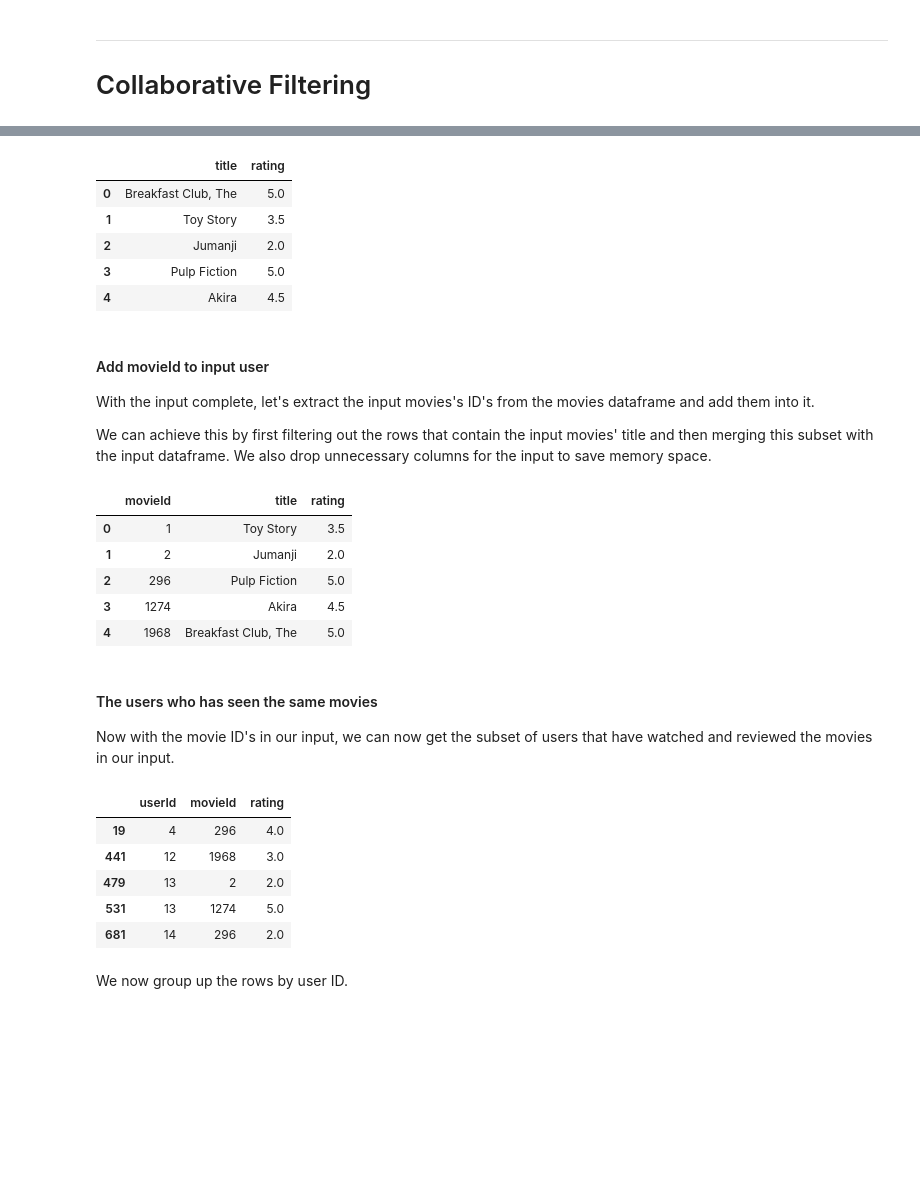
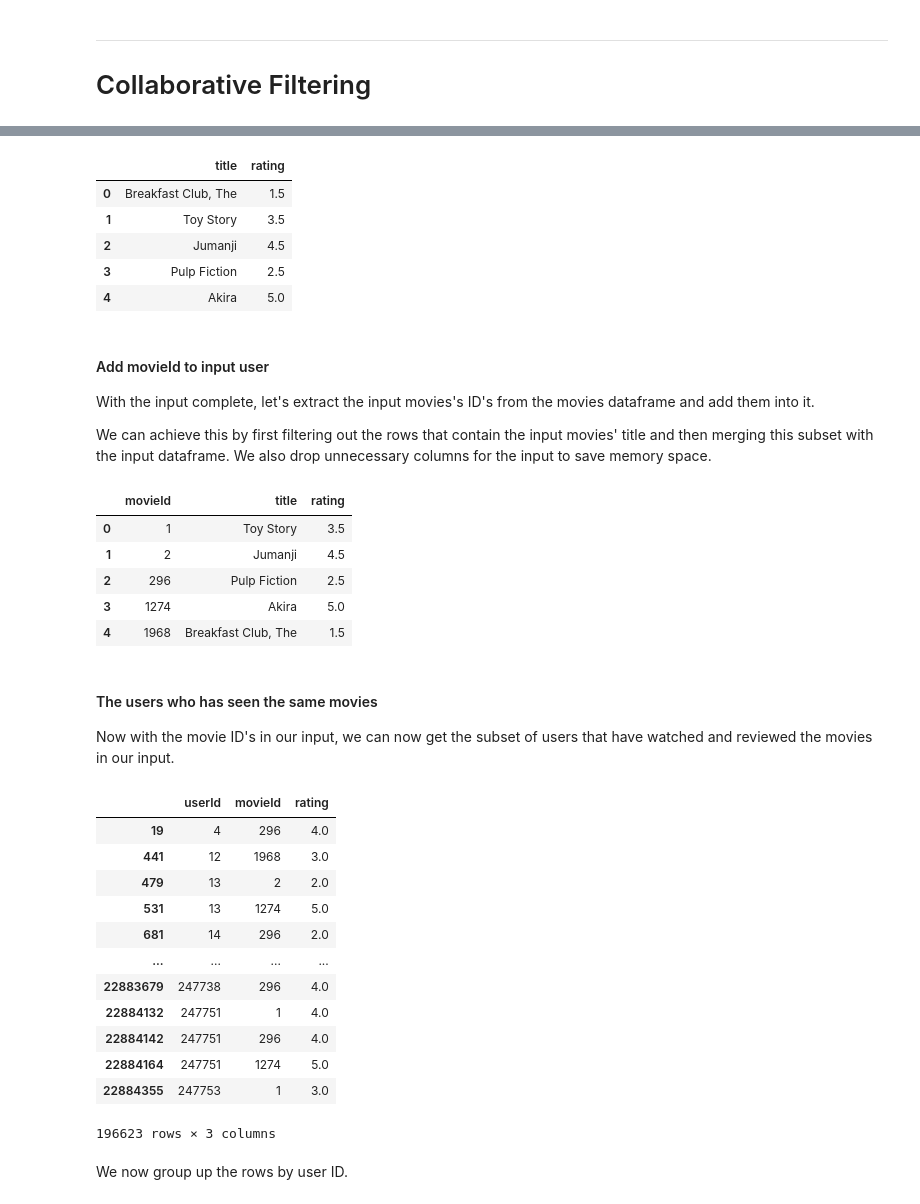
Before and after one commit to leodrivera/Leo_Notebooks, a Jupyter notebook: Semana9/Collaborative_aula(K_Means).ipynb, the cells around one changed output, grey strips where cells are left out. Cells and saved outputs as stored; diff of their text form; code cells hidden in the pictures; blank space fills up the shorter version.

```diff
--- a/Semana9/Collaborative_aula(K_Means).ipynb
+++ b/Semana9/Collaborative_aula(K_Means).ipynb
@@ -192,21 +192,21 @@ Let's begin by creating an input user to recommend movies to:
 Notice: To add more movies, simply increase the amount of elements in the userInput. Feel free to add more in! Just be sure to write it in with capital letters and if a movie starts with a "The", like "The Matrix" then write it in like this: 'Matrix, The' .
 # %%
 userInput = [
-            {'title':'Breakfast Club, The', 'rating':5},
+            {'title':'Breakfast Club, The', 'rating':1.5},
             {'title':'Toy Story', 'rating':3.5},
-            {'title':'Jumanji', 'rating':2},
-            {'title':"Pulp Fiction", 'rating':5},
-            {'title':'Akira', 'rating':4.5}
+            {'title':'Jumanji', 'rating':4.5},
+            {'title':"Pulp Fiction", 'rating':2.5},
+            {'title':'Akira', 'rating':5}
          ]
 inputMovies = pd.DataFrame(userInput)
 inputMovies
 # %% [output]
 |  | title | rating |
-| 0 | Breakfast Club, The | 5.0 |
+| 0 | Breakfast Club, The | 1.5 |
 | 1 | Toy Story | 3.5 |
-| 2 | Jumanji | 2.0 |
-| 3 | Pulp Fiction | 5.0 |
-| 4 | Akira | 4.5 |
+| 2 | Jumanji | 4.5 |
+| 3 | Pulp Fiction | 2.5 |
+| 4 | Akira | 5.0 |
 # %% [markdown]
 #### Add movieId to input user
 
@@ -227,10 +227,10 @@ inputMovies
 # %% [output]
 |  | movieId | title | rating |
 | 0 | 1 | Toy Story | 3.5 |
-| 1 | 2 | Jumanji | 2.0 |
-| 2 | 296 | Pulp Fiction | 5.0 |
-| 3 | 1274 | Akira | 4.5 |
-| 4 | 1968 | Breakfast Club, The | 5.0 |
+| 1 | 2 | Jumanji | 4.5 |
+| 2 | 296 | Pulp Fiction | 2.5 |
+| 3 | 1274 | Akira | 5.0 |
+| 4 | 1968 | Breakfast Club, The | 1.5 |
 # %% [markdown]
 #### The users who has seen the same movies
 
@@ -238,14 +238,21 @@ Now with the movie ID's in our input, we can now get the subset of users that ha
 # %%
 #Filtering out users that have watched movies that the input has watched and storing it
 userSubset = ratings_df[ratings_df['movieId'].isin(inputMovies['movieId'].tolist())]
-userSubset.head()
+userSubset
 # %% [output]
 |  | userId | movieId | rating |
 | 19 | 4 | 296 | 4.0 |
 | 441 | 12 | 1968 | 3.0 |
 | 479 | 13 | 2 | 2.0 |
 | 531 | 13 | 1274 | 5.0 |
 | 681 | 14 | 296 | 2.0 |
+| ... | ... | ... | ... |
+| 22883679 | 247738 | 296 | 4.0 |
+| 22884132 | 247751 | 1 | 4.0 |
+| 22884142 | 247751 | 296 | 4.0 |
+| 22884164 | 247751 | 1274 | 5.0 |
+| 22884355 | 247753 | 1 | 3.0 |
+196623 rows × 3 columns
 # %% [markdown]
 We now group up the rows by user ID.
 # %%
```
Also changed, not shown: parts of 24 cells of this notebook.
